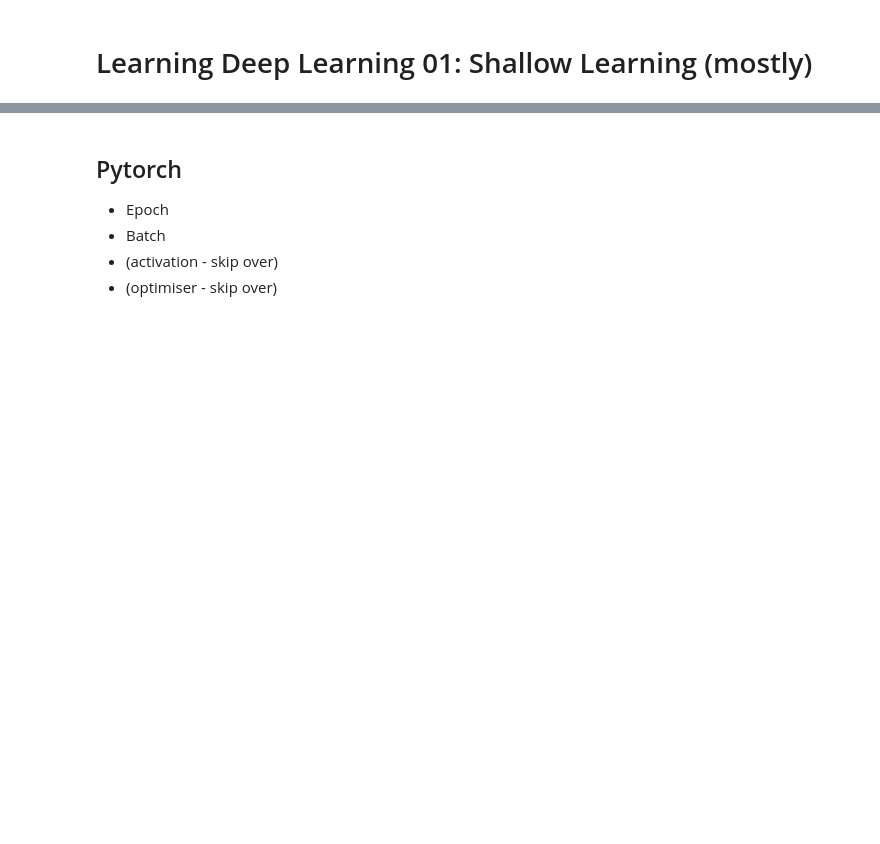
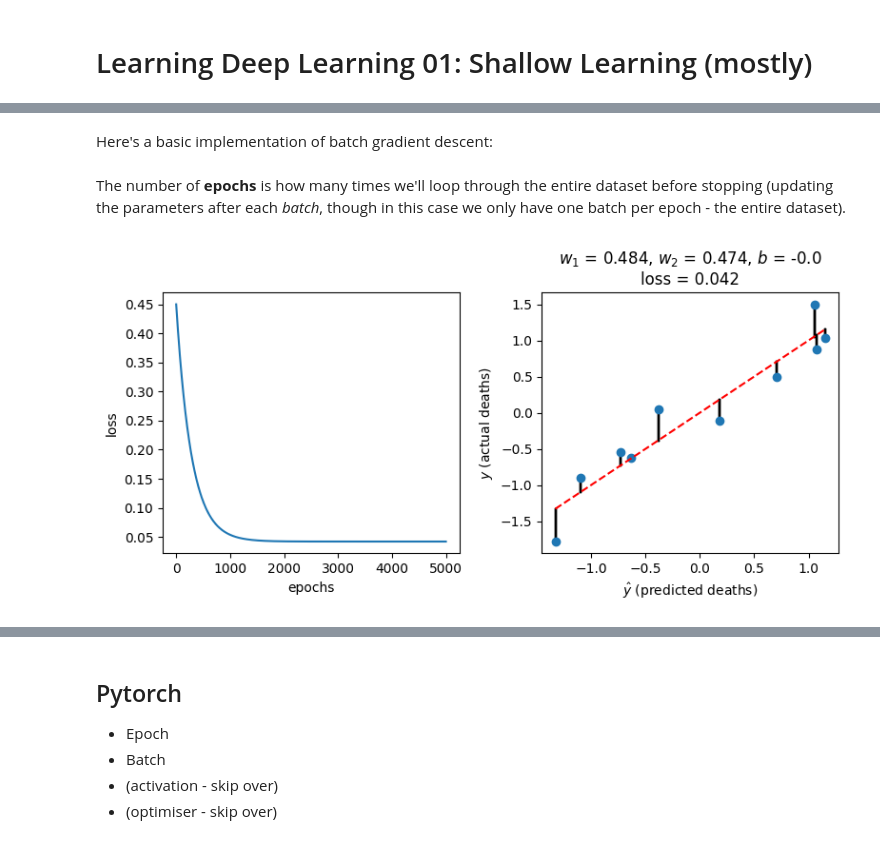
Before and after one commit to jack89roberts/learning-deep-learning, a Jupyter notebook: 01-shallow.ipynb, the cells around one changed output, grey strips where cells are left out. Saved outputs shown, nothing was run; the diff lists cells and outputs as text; code cells hidden in the pictures; blank space fills up the shorter version.

Commit message:
up to pytorch implementation

```diff
--- a/01-shallow.ipynb
+++ b/01-shallow.ipynb
@@ -17,0 +202,5 @@
+# %%
+for column in df.columns:
+    df[column] = (df[column] - df[column].mean()) / df[column].std()
+
+df.describe()
@@ -17,0 +217,34 @@
+# %% [markdown]
+Here's a basic implementation of batch gradient descent:
+# %%
+def gradient_descent(df, learning_rate=0.001, epochs=1000):
+    w_1 = 0
+    w_2 = 0
+    b = 0
+    X = df[["cheese", "doctorates"]]
+    y = df["sheets"]
+    losses = []
+    for e in range(epochs):
+        l = loss(predict(df[["cheese", "doctorates"]], w_1, w_2, b), df["sheets"])
+        losses.append(l)
+
+        y_hat = predict(X, w_1, w_2, b)
+        delta = y_hat - y
+        w_1 = w_1 - (learning_rate / len(y)) * (delta * X["cheese"]).sum()
+        w_2 = w_2 - (learning_rate / len(y)) * (delta * X["doctorates"]).sum()
+        b = b - (learning_rate / len(y)) * delta.sum()
+
+    return w_1, w_2, b, losses
+# %% [markdown]
+The number of **epochs** is how many times we'll loop through the entire dataset before stopping (updating the parameters after each _batch_, though in this case we only have one batch per epoch - the entire dataset).
+# %%
+w_1, w_2, b, l = gradient_descent(df, learning_rate=0.001, epochs=5000)
+
+fig, ax = plt.subplots(1, 2, figsize=(8, 4))
+ax[0].plot(l)
+ax[0].set_xlabel("epochs")
+ax[0].set_ylabel("loss")
+plot_predictions(round(w_1, 3), round(w_2, 3), round(b, 3), ax[1])
+fig.tight_layout()
+# %% [output]
+[figure, added]
```
Also changed, not shown: parts of 21 cells of this notebook, 3 other files.
